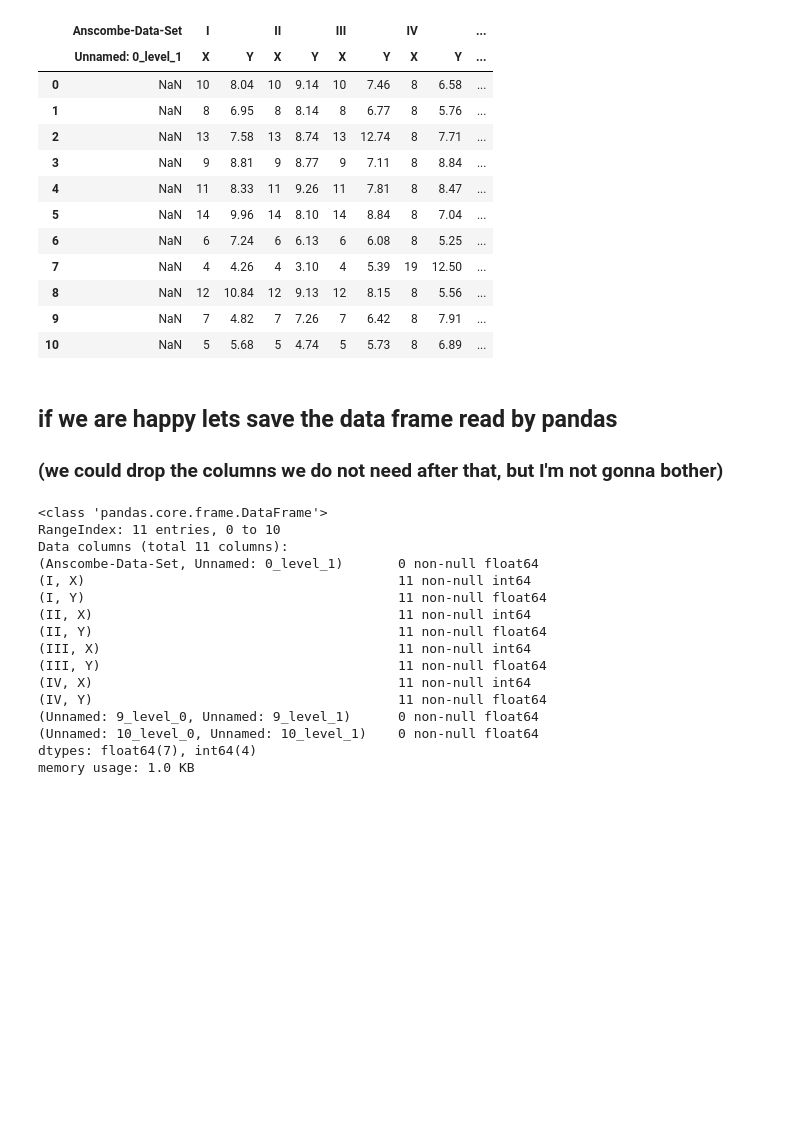
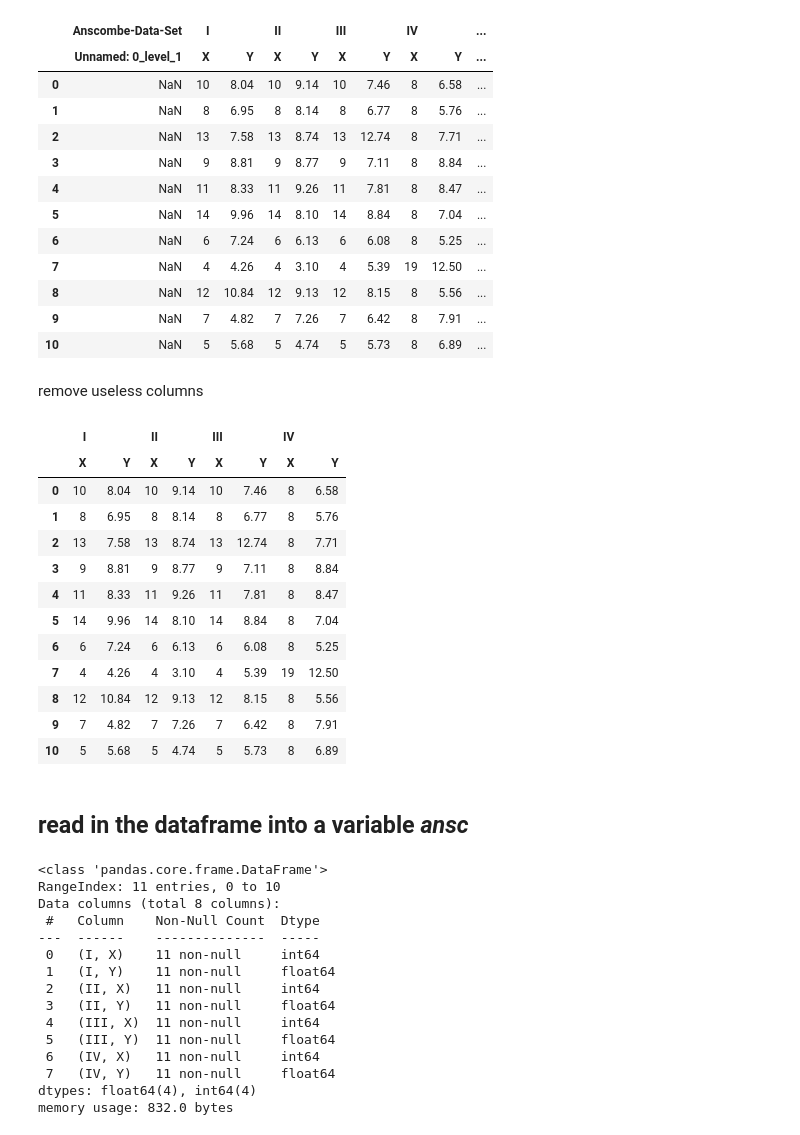
Before and after one commit to fedhere/PUS2020_FBianco, a Jupyter notebook: classdemo/ascombesqtet.ipynb, the cells around one changed output. Drawn from its saved outputs; the diff is of its cells as text; code cells hidden in the pictures; blank space fills up the shorter version.

```diff
--- a/classdemo/ascombesqtet.ipynb
+++ b/classdemo/ascombesqtet.ipynb
@@ -90,30 +88,45 @@ pd.read_csv("https://raw.githubusercontent.com/fedhere/PUS2020_FBianco/master/da
 | 8 | NaN | 12 | 10.84 | 12 | 9.13 | 12 | 8.15 | 8 | 5.56 | ... |
 | 9 | NaN | 7 | 4.82 | 7 | 7.26 | 7 | 6.42 | 8 | 7.91 | ... |
 | 10 | NaN | 5 | 5.68 | 5 | 4.74 | 5 | 5.73 | 8 | 6.89 | ... |
-# %% [markdown]
-## if we are happy lets save the data frame read by pandas
-### (we could drop the columns we do not need after that, but I'm not gonna bother)
+# %% [markdown]
+remove useless columns
+# %%
+pd.read_csv("https://raw.githubusercontent.com/fedhere/PUS2020_FBianco/master/data/anscombe.txt",
+                   header = [1, 2], nrows = 11, delimiter=' ').iloc[:,1:9]
+# %% [output]
+|  | I |  | II |  | III |  | IV |  |
+|  | X | Y | X | Y | X | Y | X | Y |
+| 0 | 10 | 8.04 | 10 | 9.14 | 10 | 7.46 | 8 | 6.58 |
+| 1 | 8 | 6.95 | 8 | 8.14 | 8 | 6.77 | 8 | 5.76 |
+| 2 | 13 | 7.58 | 13 | 8.74 | 13 | 12.74 | 8 | 7.71 |
+| 3 | 9 | 8.81 | 9 | 8.77 | 9 | 7.11 | 8 | 8.84 |
+| 4 | 11 | 8.33 | 11 | 9.26 | 11 | 7.81 | 8 | 8.47 |
+| 5 | 14 | 9.96 | 14 | 8.10 | 14 | 8.84 | 8 | 7.04 |
+| 6 | 6 | 7.24 | 6 | 6.13 | 6 | 6.08 | 8 | 5.25 |
+| 7 | 4 | 4.26 | 4 | 3.10 | 4 | 5.39 | 19 | 12.50 |
+| 8 | 12 | 10.84 | 12 | 9.13 | 12 | 8.15 | 8 | 5.56 |
+| 9 | 7 | 4.82 | 7 | 7.26 | 7 | 6.42 | 8 | 7.91 |
+| 10 | 5 | 5.68 | 5 | 4.74 | 5 | 5.73 | 8 | 6.89 |
+# %% [markdown]
+## read in the dataframe into a variable _ansc_
 # %%
 ansc = pd.read_csv("https://raw.githubusercontent.com/fedhere/PUS2020_FBianco/master/data/anscombe.txt",
-                   header = [1, 2], nrows = 11, delimiter=' ')
-#fig=pl.figure(figsize=(10,10))
-
+                   header = [1, 2], nrows = 11, delimiter=' ').iloc[:,1:9]
 ansc.info()
 # %% [output]
 <class 'pandas.core.frame.DataFrame'>
 RangeIndex: 11 entries, 0 to 10
-Data columns (total 11 columns):
-(Anscombe-Data-Set, Unnamed: 0_level_1)       0 non-null float64
-(I, X)                                        11 non-null int64
-(I, Y)                                        11 non-null float64
-(II, X)                                       11 non-null int64
-(II, Y)                                       11 non-null float64
-(III, X)                                      11 non-null int64
-(III, Y)                                      11 non-null float64
-(IV, X)                                       11 non-null int64
-(IV, Y)                                       11 non-null float64
-(Unnamed: 9_level_0, Unnamed: 9_level_1)      0 non-null float64
-(Unnamed: 10_level_0, Unnamed: 10_level_1)    0 non-null float64
-dtypes: float64(7), int64(4)
-memory usage: 1.0 KB
+Data columns (total 8 columns):
+ #   Column    Non-Null Count  Dtype
+---  ------    --------------  -----
+ 0   (I, X)    11 non-null     int64
+ 1   (I, Y)    11 non-null     float64
+ 2   (II, X)   11 non-null     int64
+ 3   (II, Y)   11 non-null     float64
+ 4   (III, X)  11 non-null     int64
+ 5   (III, Y)  11 non-null     float64
+ 6   (IV, X)   11 non-null     int64
+ 7   (IV, Y)   11 non-null     float64
+dtypes: float64(4), int64(4)
+memory usage: 832.0 bytes
 # %% [markdown]
```
Also changed, not shown: parts of 4 cells of this notebook.
